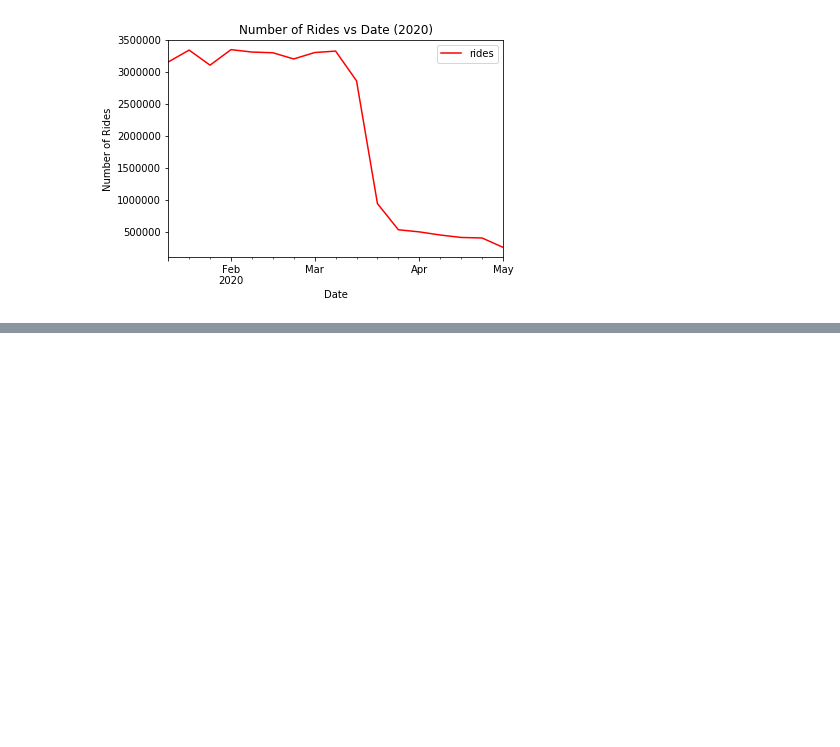
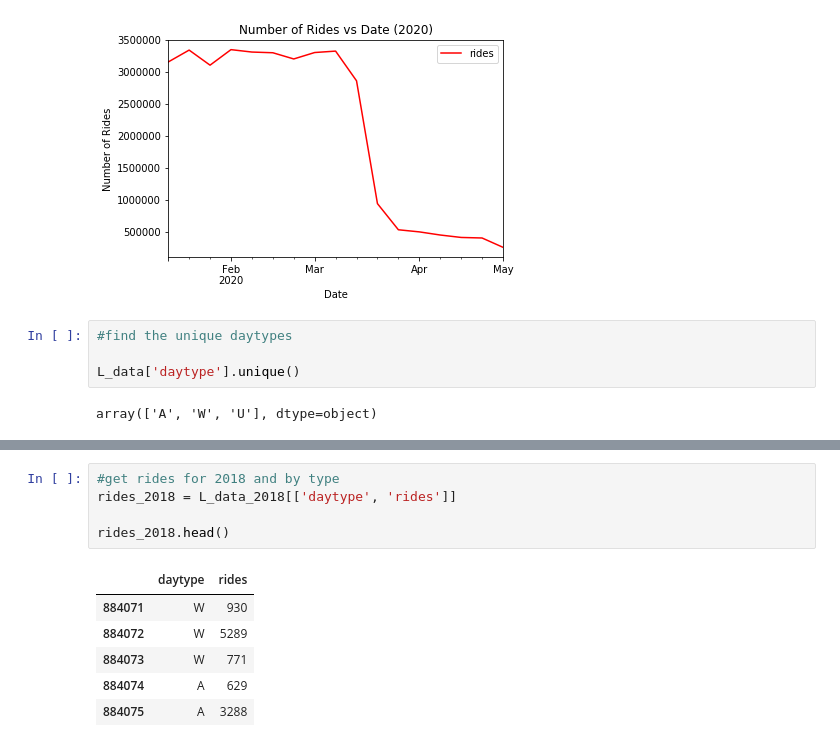
Before and after one commit to cdfencing/Project-I, a Jupyter notebook: Seasonal_ridership.ipynb, the cells around one changed output, grey strips where cells are left out. Saved outputs shown, nothing was run; the diff lists cells and outputs as text; blank space fills up the shorter version.

Commit message:
seasonal ride data

```diff
--- a/Seasonal_ridership.ipynb
+++ b/Seasonal_ridership.ipynb
@@ -84,6 +84,12 @@ plt.title('Number of Rides vs Date (2020)')
 # %% [output]
 Text(0.5, 1.0, 'Number of Rides vs Date (2020)')
 [figure]
+# %%
+#find the unique daytypes
+
+L_data['daytype'].unique()
+# %% [output]
+array(['A', 'W', 'U'], dtype=object)
 # %%
 L_data_2018 = L_data.loc[(L_data['date']>= '01-01-2018') & (L_data['date']<= "12-31-2018")]
 
@@ -95,3 +101,15 @@ L_data_2018.head()
 | 884073 | 2018-02-07 | W | 771 | Central (Purple Line) | False | False | False | False | False | True | ... |
 | 884074 | 2018-03-31 | A | 629 | 47th (Green Line) | True | False | False | True | False | False | ... |
 | 884075 | 2018-03-31 | A | 3288 | Howard (Red, Purple & Yellow Lines) | True | False | False | False | False | True | ... |
+# %%
+#get rides for 2018 and by type
+rides_2018 = L_data_2018[['daytype', 'rides']]
+
+rides_2018.head()
+# %% [output]
+|  | daytype | rides |
+| 884071 | W | 930 |
+| 884072 | W | 5289 |
+| 884073 | W | 771 |
+| 884074 | A | 629 |
+| 884075 | A | 3288 |
```
Also changed, not shown: parts of 11 cells of this notebook.
